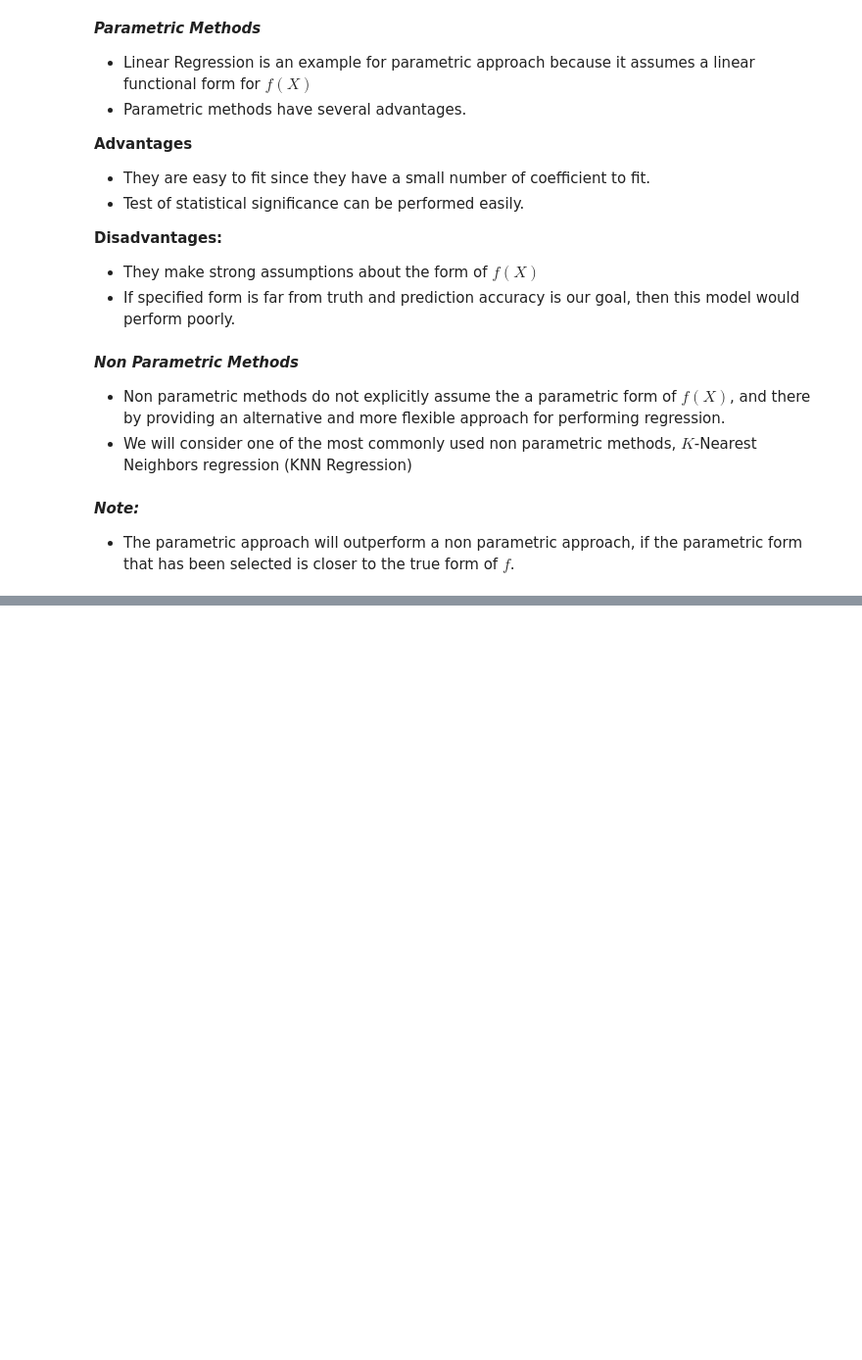
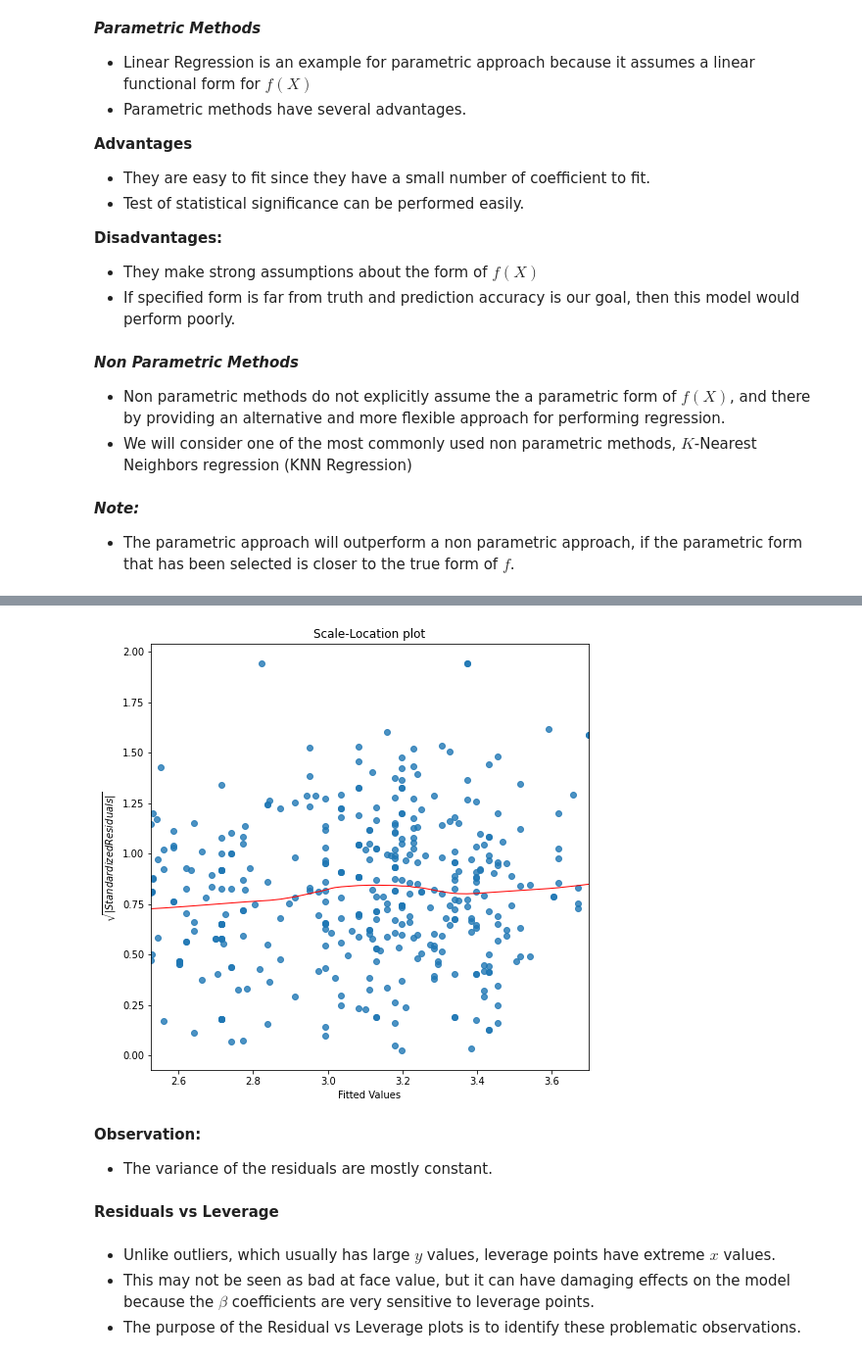
Before and after one commit to Revanthshalon/Machine-Learning, a Jupyter notebook: An Introduction to Statistical Learning/Unit 3 - Linear Regression/Unit 3 - Linear Regression.ipynb, the cells around one changed output, grey strips where cells are left out. Shown at 98% size. Drawn from its saved outputs; the diff is of its cells as text; code cells hidden in the pictures; blank space fills up the shorter version.

```diff
--- a/An Introduction to Statistical Learning/Unit 3 - Linear Regression/Unit 3 - Linear Regression.ipynb
+++ b/An Introduction to Statistical Learning/Unit 3 - Linear Regression/Unit 3 - Linear Regression.ipynb
@@ -1035,0 +1090,18 @@ lzip(['F-statistic','p-value'],sm.stats.diagnostic.linear_rainbow(res=auto_model
+# %%
+plt.figure(figsize=(8,8))
+sns.regplot(x=model_fitted_y,y=model_norm_residuals_abs_sqrt,lowess=True,line_kws={'color':'r','lw':1})
+plt.xlabel('Fitted Values')
+plt.ylabel(r'$\sqrt{|Standardized Residuals|}$')
+plt.title('Scale-Location plot')
+plt.show()
+# %% [output]
+[figure, added]
+# %% [markdown]
+**Observation:**
+- The variance of the residuals are mostly constant.
+# %% [markdown]
+**Residuals vs Leverage**
+# %% [markdown]
+- Unlike outliers, which usually has large $y$ values, leverage points have extreme $x$ values.
+- This may not be seen as bad at face value, but it can have damaging effects on the model because the $\beta$ coefficients are very sensitive to leverage points.
+- The purpose of the Residual vs Leverage plots is to identify these problematic observations.
```
Also changed, not shown: parts of 26 cells of this notebook.
